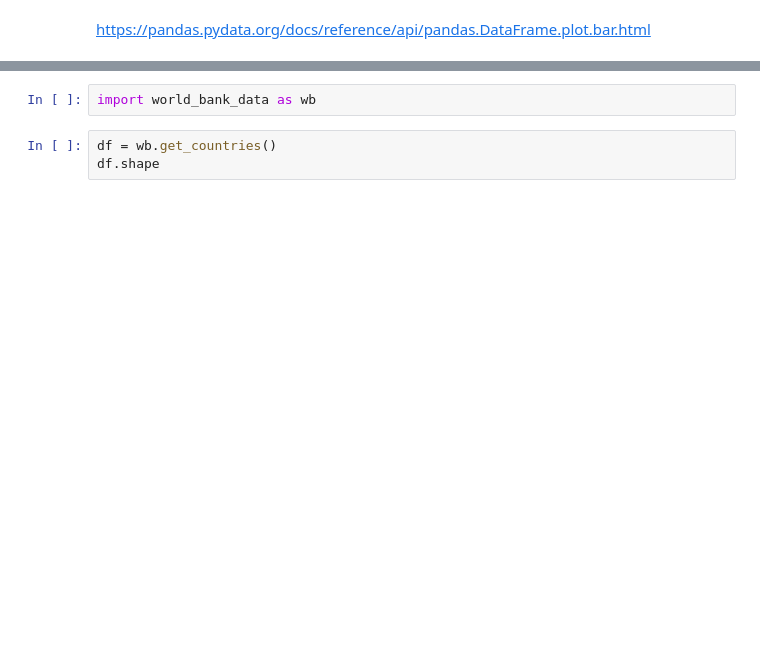
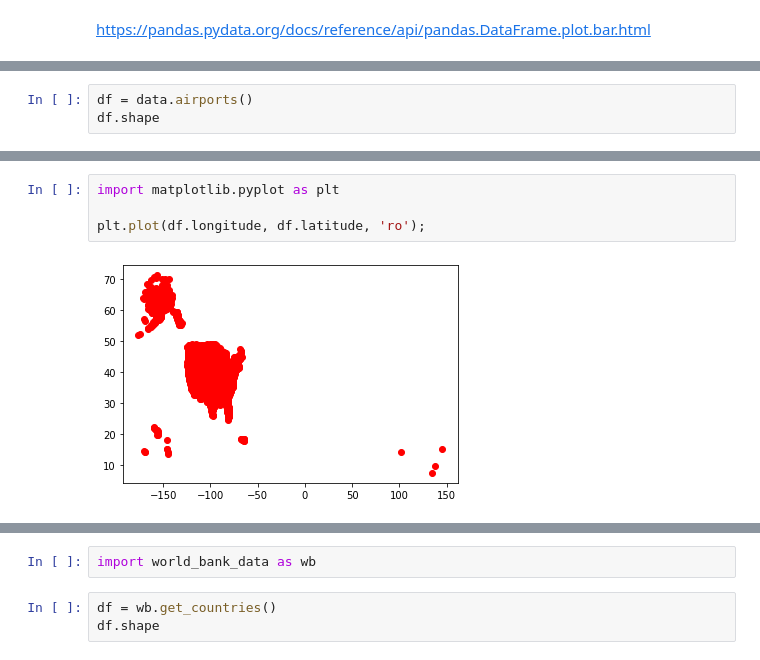
Before and after one commit to Mjrovai/UNIFEI-IESTI01-TinyML-2022.1, a Jupyter notebook: 00_Curse_Folder/1_Fundamentals/Class_04a/notebooks/Class_4a_Python_Overview.ipynb, the cells around one changed output, grey strips where cells are left out. Cells and saved outputs as stored; diff of their text form; blank space fills up the shorter version.

```diff
--- a/00_Curse_Folder/1_Fundamentals/Class_04a/notebooks/Class_4a_Python_Overview.ipynb
+++ b/00_Curse_Folder/1_Fundamentals/Class_04a/notebooks/Class_4a_Python_Overview.ipynb
@@ -281,0 +566,3 @@ https://pandas.pydata.org/docs/reference/api/pandas.DataFrame.plot.bar.html
+# %%
+df = data.airports()
+df.shape
@@ -281,0 +580,6 @@ https://pandas.pydata.org/docs/reference/api/pandas.DataFrame.plot.bar.html
+# %%
+import matplotlib.pyplot as plt
+
+plt.plot(df.longitude, df.latitude, 'ro');
+# %% [output]
+[figure, added]
```
Also changed, not shown: parts of 82 cells of this notebook.
